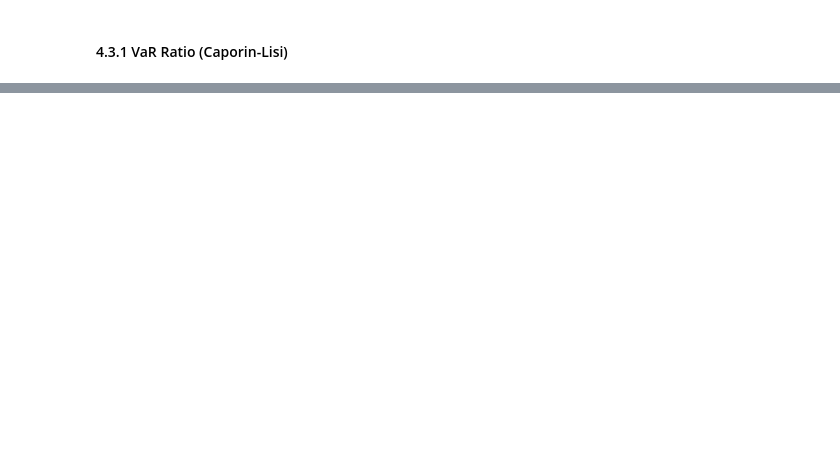
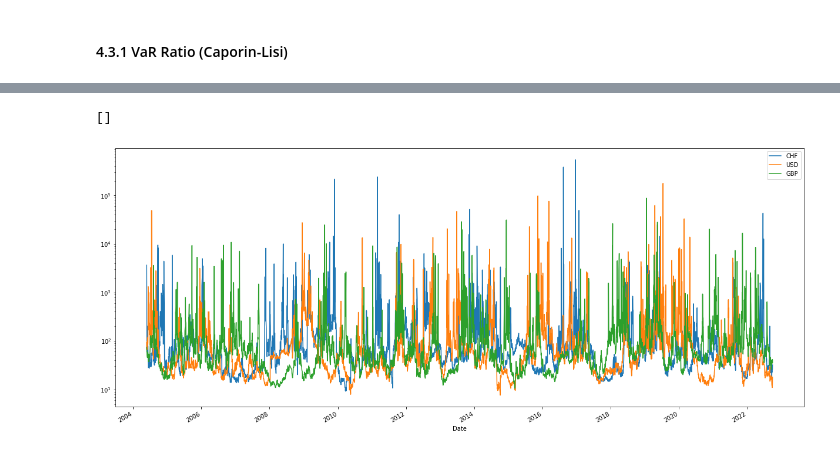
Before and after one commit to falken1983/fx_letor, a Jupyter notebook: generate_fx_data.ipynb, the cells around one changed output, grey strips where cells are left out. Saved outputs shown, nothing was run; the diff lists cells and outputs as text; code cells hidden in the pictures; blank space fills up the shorter version.

Commit message:
Update: Quantile based PMs (VaR ratio + Rachev)

```diff
--- a/generate_fx_data.ipynb
+++ b/generate_fx_data.ipynb
@@ -311,3 +337,13 @@ import pickle
+# %%
+# Data preparation
+with open(PATH + "fx_data/FX_features_gcolab_pd135.pkl","rb") as file:
+    features = pickle.load(file)
+# %%
+inverse_fx_rates = pd.read_csv(
+    PATH + "fx_data/inverse_FX_rates.csv",
+    index_col = "Date",
+    parse_dates = ["Date"]
+)
 # %%
 features.keys()
 # %% [output]
@@ -328,4 +355,5 @@ from modules.performance_measures_helper import var_ratio
 # %%
+# Caporin-Lisi VaR Ratio
 confidence_levels = [0.99, 0.95, 0.90, 0.80]
 sample_periods = [21, 63, 126]
 
@@ -333,8 +361,9 @@ names = ["VARR1M","VARR3M", "VARR6M"]
 
 for period, name in zip(sample_periods, names):
     for conf in confidence_levels:
-        print(f"Confidence Level {100*conf}")
-        features[name+str(100*conf)] = inverse_fx_rates.pct_change().rolling(window=period).apply(
-            var_ratio,
+        converted_conf = f"{int(100*conf):2}"
+        print(f"Confidence Level "+converted_conf)
+        features[name+converted_conf] = inverse_fx_rates.pct_change().rolling(window=period).apply(
+            pms.var_ratio,
             kwargs={'quant': conf}
         )
@@ -340,0 +389,14 @@ for period, name in zip(sample_periods, names):
+# %%
+confidence_levels = [0.99, 0.95, 0.90, 0.80]
+sample_periods = [21, 63, 126]
+
+names = ["RACHEV1M","RACHEV3M", "RACHEV6M"]
+
+for period, name in zip(sample_periods, names):
+    for conf in confidence_levels:
+        converted_conf = f"{int(100*conf):2}"
+        print(f"Confidence Level "+converted_conf)
+        features[name+converted_conf] = inverse_fx_rates.pct_change().rolling(window=period).apply(
+            pms.rachev_ratio,
+            kwargs={'alpha': conf}
+        ).abs()
@@ -340,0 +416,6 @@ for period, name in zip(sample_periods, names):
+# %%
+features["RACHEV6M99"][["CHF","USD","GBP"]].plot(figsize=(21,9))
+plt.semilogy()
+# %% [output]
+[]
+[figure, added]
```
Also changed, not shown: parts of 14 cells of this notebook.
